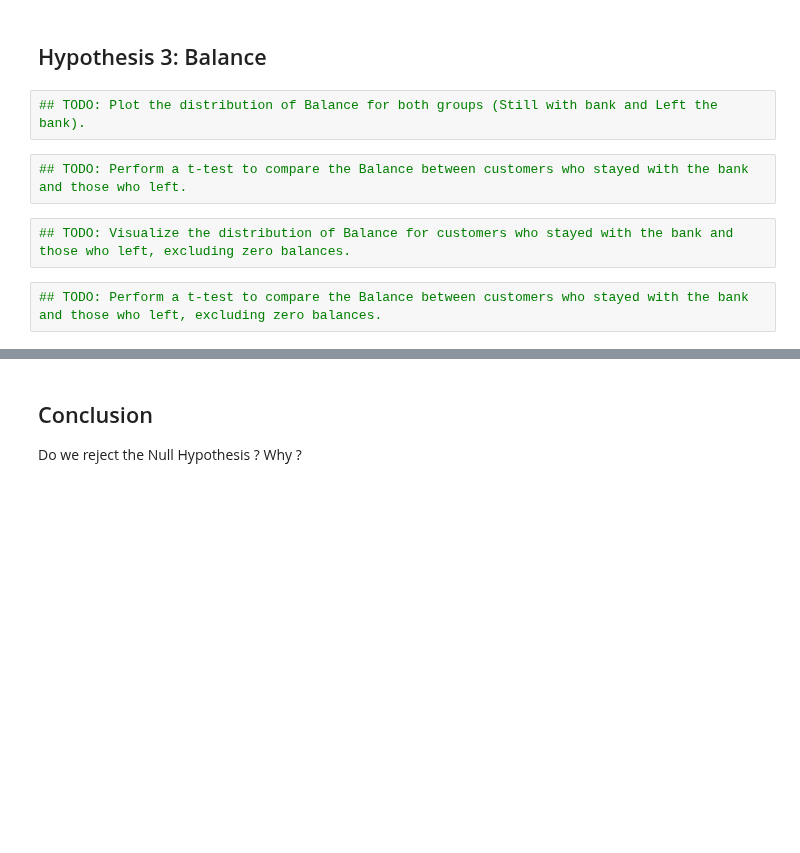
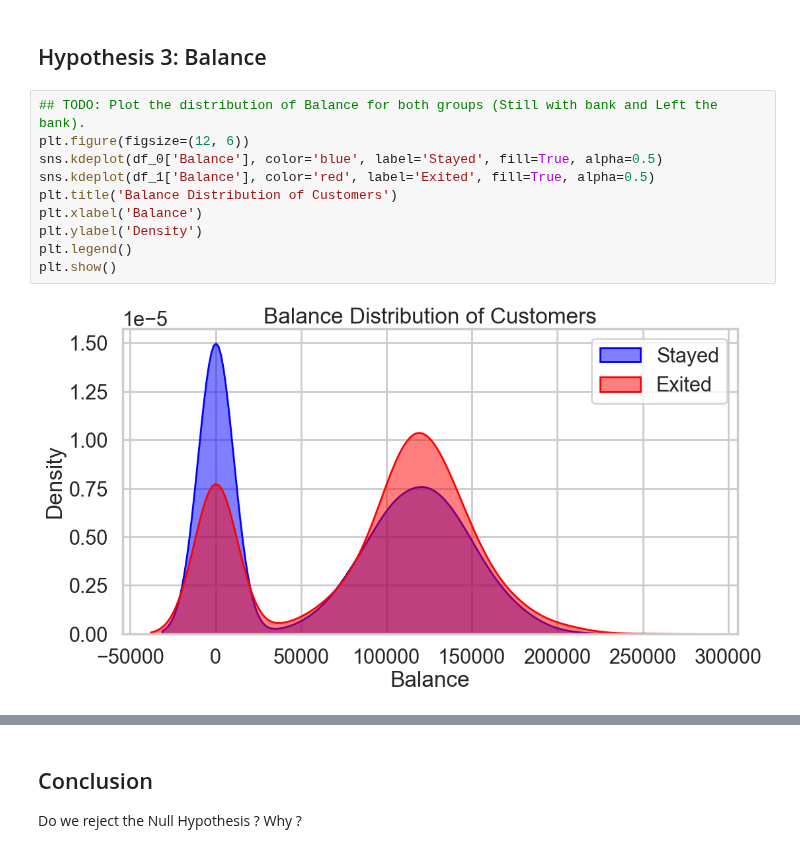
Before and after one commit to Jeynova/GenAI_Bootcamp, a Jupyter notebook: week4/day4/DailyChallenge/Copie_de_DailyChallenge_StatforML.ipynb, the cells around one changed output, grey strips where cells are left out. Cells and saved outputs as stored; diff of their text form; blank space fills up the shorter version.

```diff
--- a/week4/day4/DailyChallenge/Copie_de_DailyChallenge_StatforML.ipynb
+++ b/week4/day4/DailyChallenge/Copie_de_DailyChallenge_StatforML.ipynb
@@ -85,10 +189,14 @@ Do we reject the Null Hypothesis ? Why ?
 # %% [markdown]
 ## Hypothesis 3: Balance
-# %%
-## TODO: Plot the distribution of Balance for both groups (Still with bank and Left the bank).
-# %%
-## TODO: Perform a t-test to compare the Balance between customers who stayed with the bank and those who left.
-# %%
-## TODO: Visualize the distribution of Balance for customers who stayed with the bank and those who left, excluding zero balances.
-# %%
-## TODO: Perform a t-test to compare the Balance between customers who stayed with the bank and those who left, excluding zero balances.
+# %%
+## TODO: Plot the distribution of Balance for both groups (Still with bank and Left the bank).
+plt.figure(figsize=(12, 6))
+sns.kdeplot(df_0['Balance'], color='blue', label='Stayed', fill=True, alpha=0.5)
+sns.kdeplot(df_1['Balance'], color='red', label='Exited', fill=True, alpha=0.5)
+plt.title('Balance Distribution of Customers')
+plt.xlabel('Balance')
+plt.ylabel('Density')
+plt.legend()
+plt.show()
+# %% [output]
+[figure, added]
```
Also changed, not shown: parts of 31 cells of this notebook.
